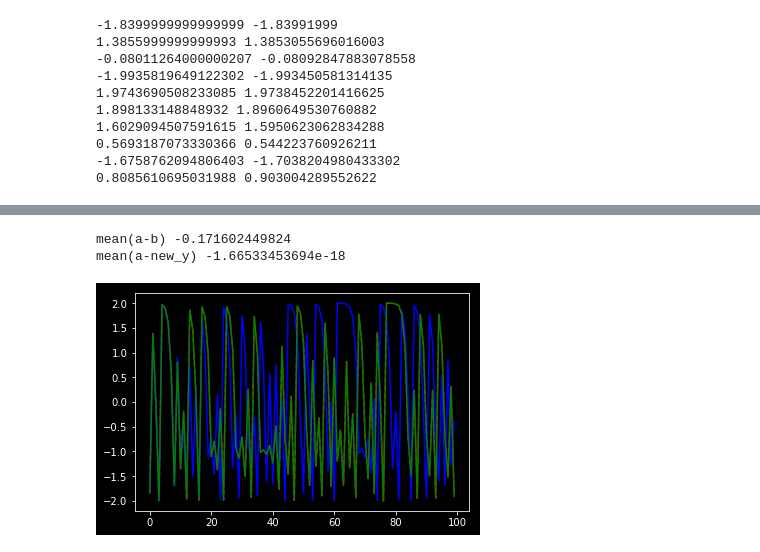
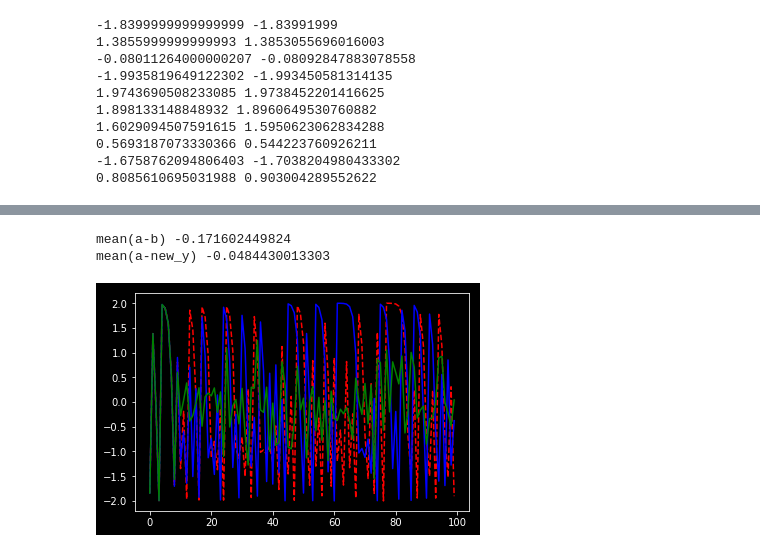
Before and after one commit to Amironsoft/easy_parse, a Jupyter notebook: easy_chaos.ipynb, the cells around one changed output, grey strips where cells are left out. Drawn from its saved outputs; the diff is of its cells as text; code cells hidden in the pictures.

```diff
--- a/easy_chaos.ipynb
+++ b/easy_chaos.ipynb
@@ -32,12 +32,3 @@ for i in range(10):
 0.8085610695031988 0.903004289552622
 # %%
 import numpy as np
-# %%
-h = 0.0001
-v = 0.4
-new_seq = []
-# make ensemble
-for d in np.arange(v-10*h, v+10*h, h):
-    y = get_seq(v)
-    new_seq.append(y)
-    print(d)
@@ -68,10 +35,24 @@ for i in range(n):
 # %%
+h = 0.001
+v = 0.4
+new_seq = []
+# make ensemble
+for d in np.arange(v-2*h, v+2*h, h):
+    y = get_seq(d)
+    new_seq.append(y)
+
+n = len(new_seq[0])
+new_y = []
+for i in range(n):
+    yi = np.mean([e[i] for e in new_seq])
+    new_y.append(yi)
+
 plt.plot(a, color='red', linestyle='--');
 plt.plot(b, color='blue');
 plt.plot(new_y, color='green');
 print('mean(a-b)', np.mean(np.array(a)-np.array(b)));
 print('mean(a-new_y)', np.mean(np.array(a)-np.array(new_y)));
 # %% [output]
 mean(a-b) -0.171602449824
-mean(a-new_y) -1.66533453694e-18
+mean(a-new_y) -0.0484430013303
-[figure, old version]
+[figure, new version]
```
Also changed, not shown: parts of 2 cells of this notebook.
